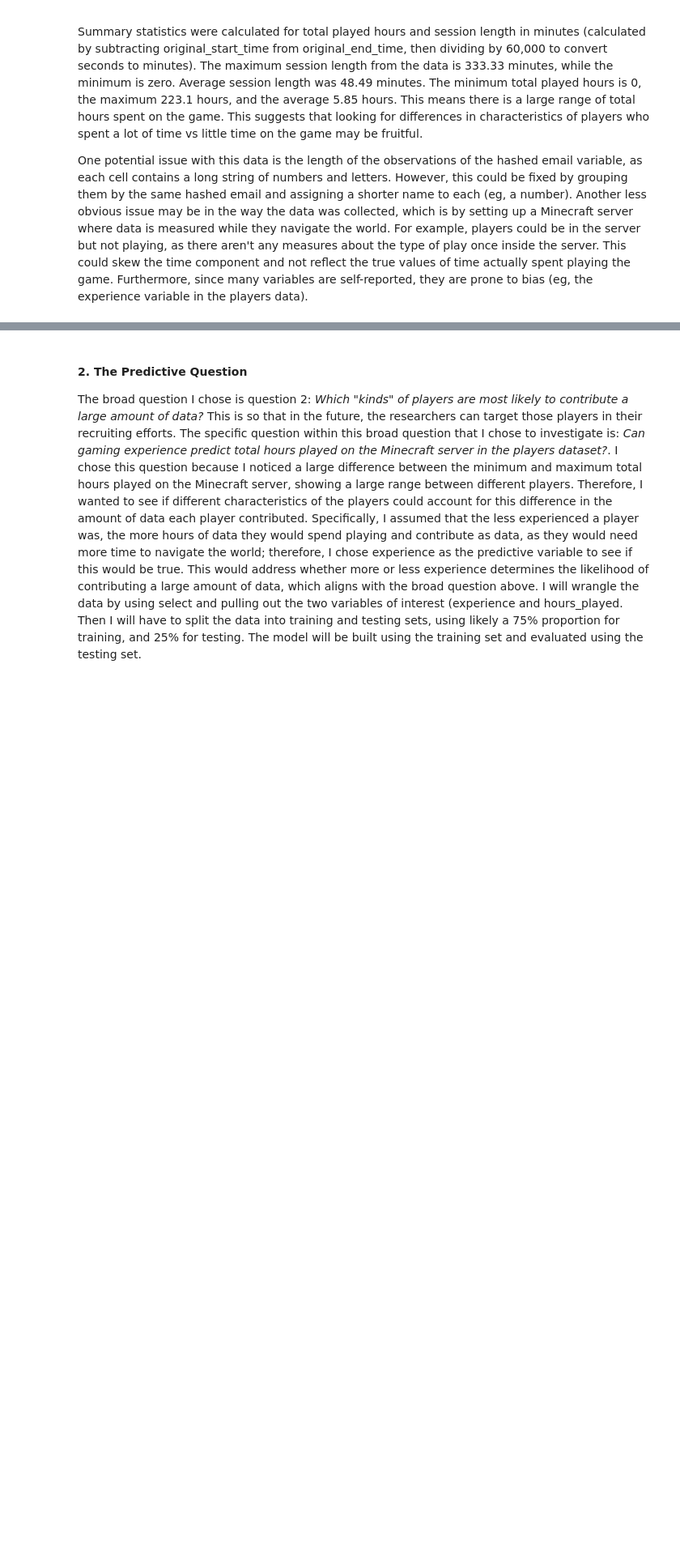
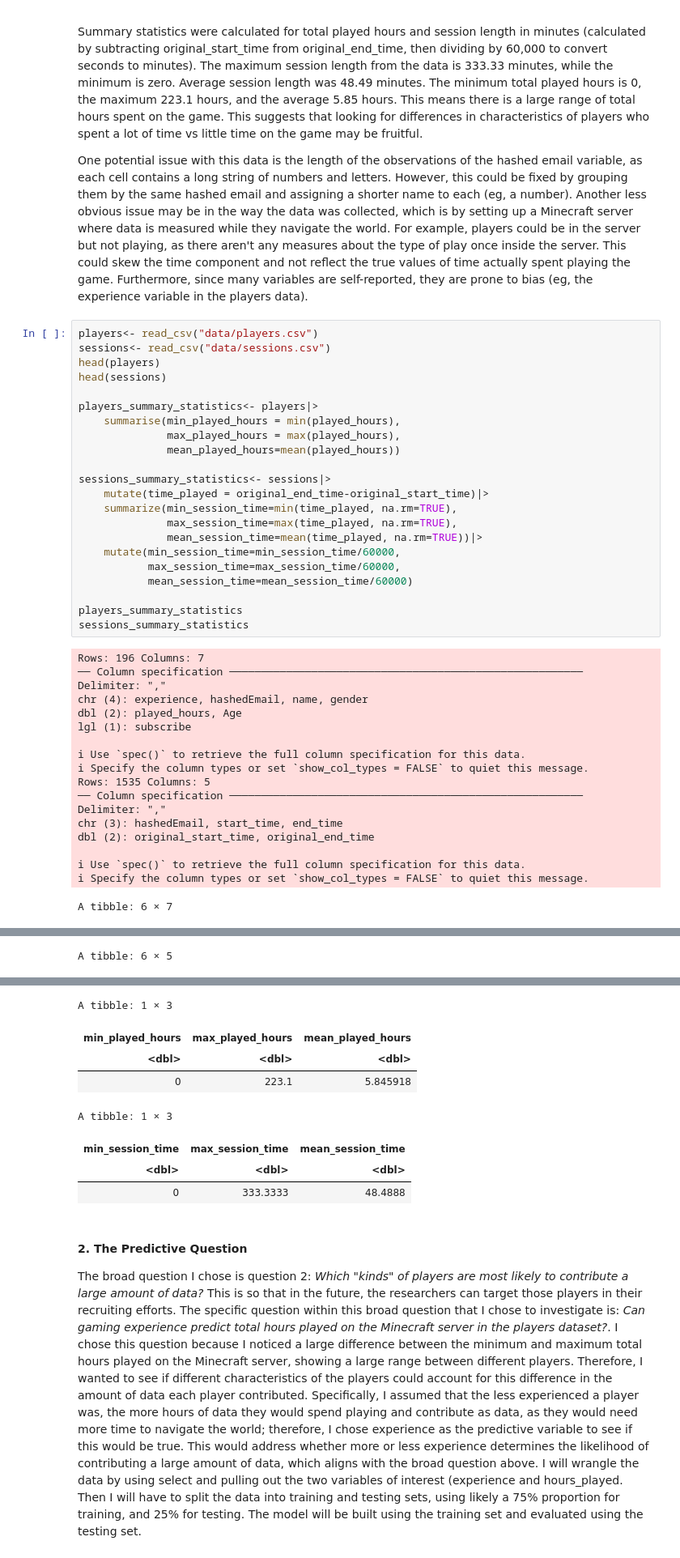
Before and after one commit to Juliaasakura/individual_planning_stage_dsci_100, a Jupyter notebook: individual_report.ipynb, the cells around one changed output, grey strips where cells are left out. Shown at 81% size. Saved outputs shown, nothing was run; the diff lists cells and outputs as text; blank space fills up the shorter version.

```diff
--- a/individual_report.ipynb
+++ b/individual_report.ipynb
@@ -107,3 +40,44 @@ Since the session start time and end time variable is separated over 2 columns e
 Summary statistics were calculated for total played hours and session length in minutes (calculated by subtracting original_start_time from original_end_time, then dividing by 60,000 to convert seconds to minutes). The maximum session length from the data is 333.33 minutes, while the minimum is zero. Average session length was 48.49 minutes. The minimum total played hours is 0, the maximum 223.1 hours, and the average 5.85 hours. This means there is a large range of total hours spent on the game. This suggests that looking for differences in characteristics of players who spent a lot of time vs little time on the game may be fruitful.
 
 One potential issue with this data is the length of the observations of the hashed email variable, as each cell contains a long string of numbers and letters. However, this could be fixed by grouping them by the same hashed email and assigning a shorter name to each (eg, a number). Another less obvious issue may be in the way the data was collected, which is by setting up a Minecraft server where data is measured while they navigate the world. For example, players could be in the server but not playing, as there aren't any measures about the type of play once inside the server. This could skew the time component and not reflect the true values of time actually spent playing the game. Furthermore, since many variables are self-reported, they are prone to bias (eg, the experience variable in the players data).
+# %%
+players<- read_csv("data/players.csv")
+sessions<- read_csv("data/sessions.csv")
+head(players)
+head(sessions)
+
+players_summary_statistics<- players|>
+    summarise(min_played_hours = min(played_hours),
+              max_played_hours = max(played_hours),
+              mean_played_hours=mean(played_hours))
+
+sessions_summary_statistics<- sessions|>
+    mutate(time_played = original_end_time-original_start_time)|>
+    summarize(min_session_time=min(time_played, na.rm=TRUE),
+              max_session_time=max(time_played, na.rm=TRUE),
+              mean_session_time=mean(time_played, na.rm=TRUE))|>
+    mutate(min_session_time=min_session_time/60000,
+           max_session_time=max_session_time/60000,
+           mean_session_time=mean_session_time/60000)
+
+players_summary_statistics
+sessions_summary_statistics
+# %% [output]
+Rows: 196 Columns: 7
+── Column specification ────────────────────────────────────────────────────────
+Delimiter: ","
+chr (4): experience, hashedEmail, name, gender
+dbl (2): played_hours, Age
+lgl (1): subscribe
+
+ℹ Use `spec()` to retrieve the full column specification for this data.
+ℹ Specify the column types or set `show_col_types = FALSE` to quiet this message.
+Rows: 1535 Columns: 5
+── Column specification ────────────────────────────────────────────────────────
+Delimiter: ","
+chr (3): hashedEmail, start_time, end_time
+dbl (2): original_start_time, original_end_time
+
+ℹ Use `spec()` to retrieve the full column specification for this data.
+ℹ Specify the column types or set `show_col_types = FALSE` to quiet this message.
+A tibble: 6 × 7
@@ -109,0 +92 @@ One potential issue with this data is the length of the observations of the hash
+A tibble: 6 × 5
@@ -110,3 +101,11 @@ One potential issue with this data is the length of the observations of the hash
+A tibble: 1 × 3
+| min_played_hours | max_played_hours | mean_played_hours |
+| <dbl> | <dbl> | <dbl> |
+| 0 | 223.1 | 5.845918 |
+A tibble: 1 × 3
+| min_session_time | max_session_time | mean_session_time |
+| <dbl> | <dbl> | <dbl> |
+| 0 | 333.3333 | 48.4888 |
 # %% [markdown]
 #### 2. The Predictive Question
 
```
Also changed, not shown: parts of 12 cells of this notebook.
